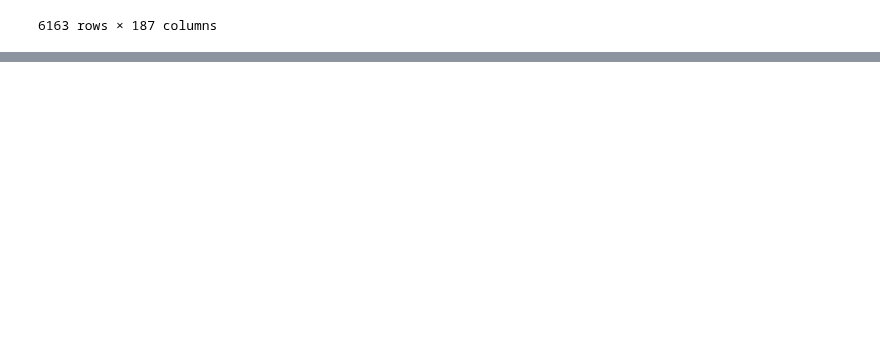
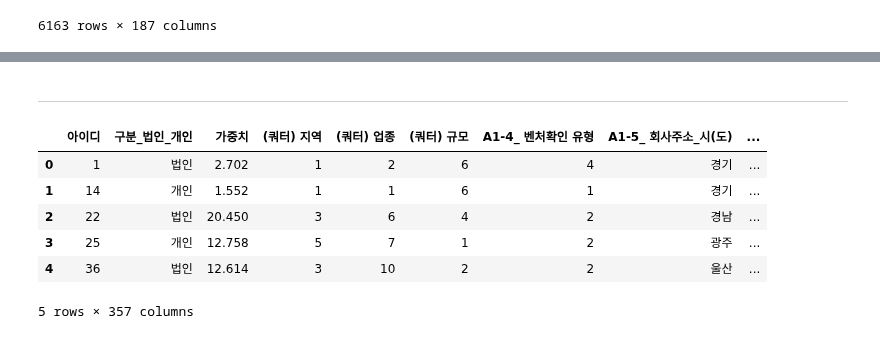
Before and after one commit to shoni0325/Project_1, a Jupyter notebook: code/test1.ipynb, the cells around one changed output, grey strips where cells are left out. Saved outputs shown, nothing was run; the diff lists cells and outputs as text; code cells hidden in the pictures; blank space fills up the shorter version.

```diff
--- a/code/test1.ipynb
+++ b/code/test1.ipynb
@@ -662,0 +783,2 @@ df['인력구성(합계)'] = df['인력구성(관리)'] + df['인력구성(생
+# %% [markdown]
+---
@@ -662,0 +788,10 @@ df['인력구성(합계)'] = df['인력구성(관리)'] + df['인력구성(생
+# %%
+df_2020.head()
+# %% [output]
+|  | 아이디 | 구분_법인_개인 | 가중치 | (쿼터) 지역 | (쿼터) 업종 | (쿼터) 규모 | A1-4_ 벤처확인 유형 | A1-5_ 회사주소_시(도) | ... |
+| 0 | 1 | 법인 | 2.702 | 1 | 2 | 6 | 4 | 경기 | ... |
+| 1 | 14 | 개인 | 1.552 | 1 | 1 | 6 | 1 | 경기 | ... |
+| 2 | 22 | 법인 | 20.450 | 3 | 6 | 4 | 2 | 경남 | ... |
+| 3 | 25 | 개인 | 12.758 | 5 | 7 | 1 | 2 | 광주 | ... |
+| 4 | 36 | 법인 | 12.614 | 3 | 10 | 2 | 2 | 울산 | ... |
+5 rows × 357 columns
```
Also changed, not shown: parts of 22 cells of this notebook, 6 other files.
